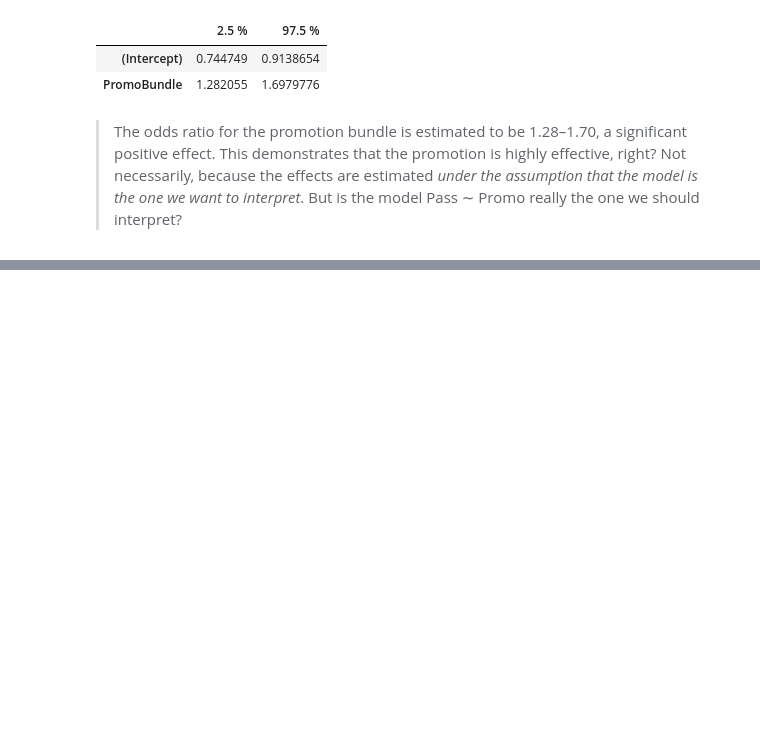
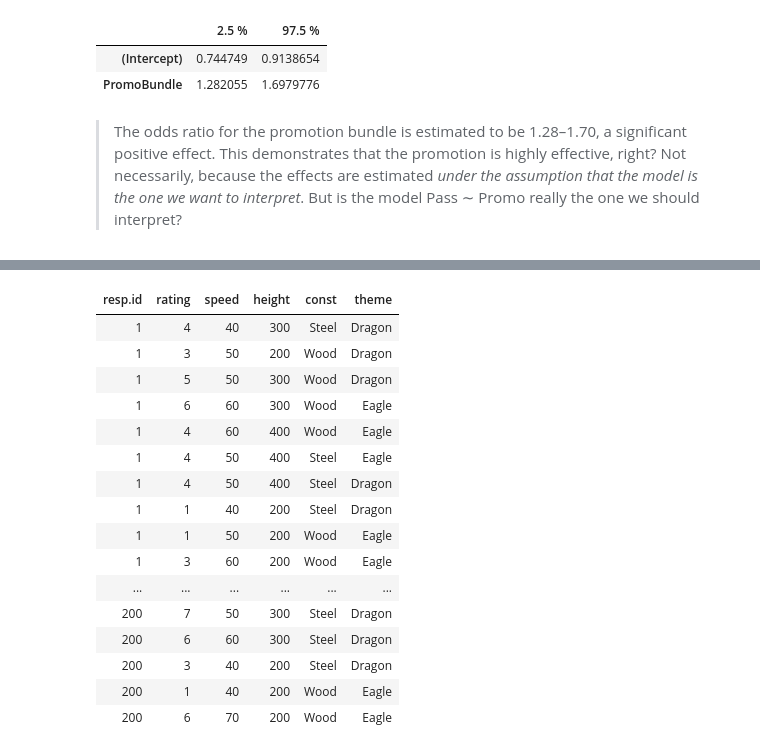
Before and after one commit to LeeChang-Soo/R-for-marketing-analytics, a Jupyter notebook: 9_Additional Linear Modeling Topics.ipynb, the cells around one changed output, grey strips where cells are left out. Cells and saved outputs as stored; diff of their text form; code cells hidden in the pictures; blank space fills up the shorter version.

```diff
--- a/9_Additional Linear Modeling Topics.ipynb
+++ b/9_Additional Linear Modeling Topics.ipynb
@@ -628,0 +806,20 @@ we should interpret?
+# %%
+(conjoint.df = read.csv('http://goo.gl/G8knGV'))
+# %% [output]
+| resp.id | rating | speed | height | const | theme |
+| 1 | 4 | 40 | 300 | Steel | Dragon |
+| 1 | 3 | 50 | 200 | Wood | Dragon |
+| 1 | 5 | 50 | 300 | Wood | Dragon |
+| 1 | 6 | 60 | 300 | Wood | Eagle |
+| 1 | 4 | 60 | 400 | Wood | Eagle |
+| 1 | 4 | 50 | 400 | Steel | Eagle |
+| 1 | 4 | 50 | 400 | Steel | Dragon |
+| 1 | 1 | 40 | 200 | Steel | Dragon |
+| 1 | 1 | 50 | 200 | Wood | Eagle |
+| 1 | 3 | 60 | 200 | Wood | Eagle |
+| ... | ... | ... | ... | ... | ... |
+| 200 | 7 | 50 | 300 | Steel | Dragon |
+| 200 | 6 | 60 | 300 | Steel | Dragon |
+| 200 | 3 | 40 | 200 | Steel | Dragon |
+| 200 | 1 | 40 | 200 | Wood | Eagle |
+| 200 | 6 | 70 | 200 | Wood | Eagle |
```
Also changed, not shown: parts of 59 cells of this notebook.
